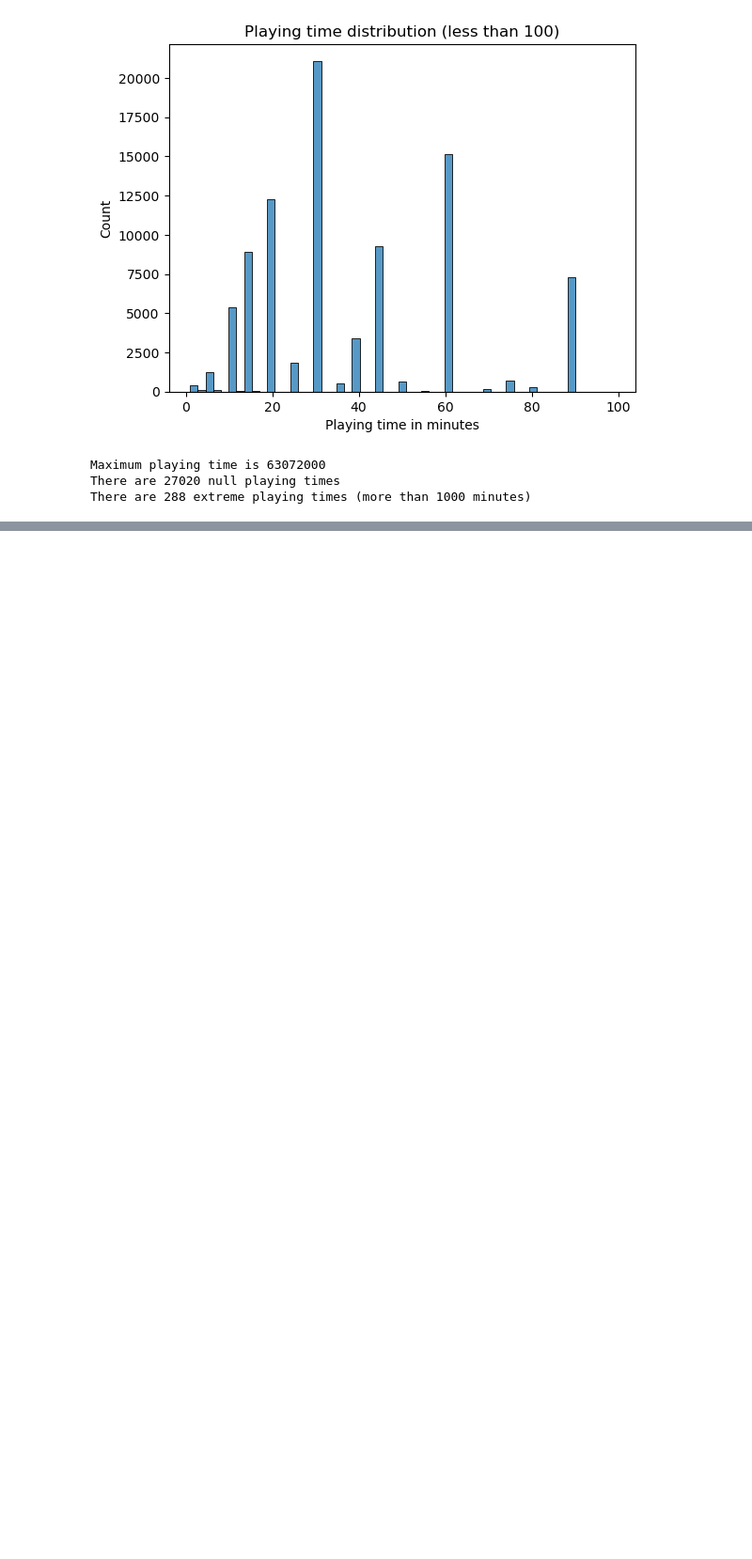
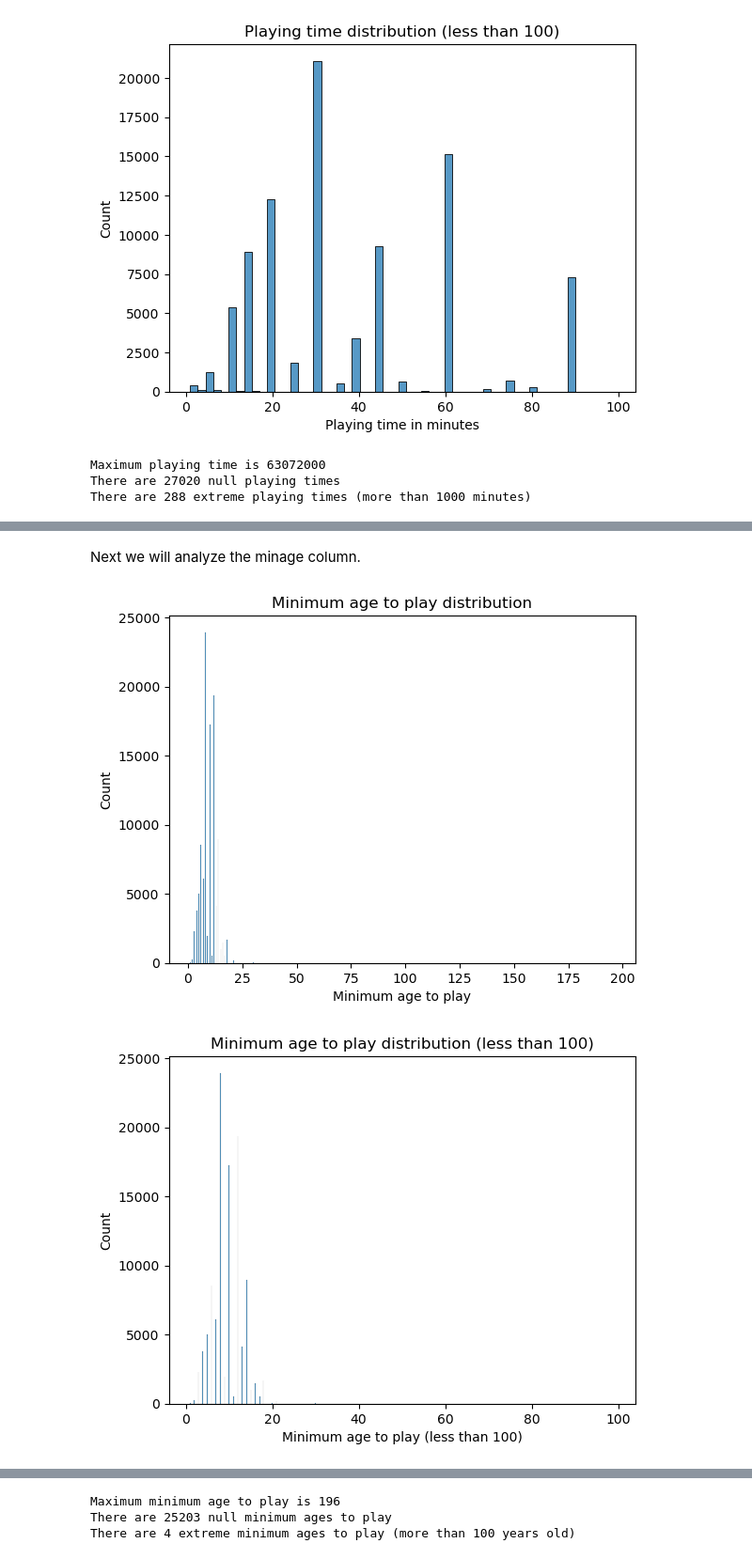
Before and after one commit to LsFaria04/PRI_Board_Games_Search_System, a Jupyter notebook: analysis.ipynb, the cells around one changed output, grey strips where cells are left out. Shown at 94% size. Cells and saved outputs as stored; diff of their text form; code cells hidden in the pictures; blank space fills up the shorter version.

Commit message:
Added analysis of some other columns

```diff
--- a/analysis.ipynb
+++ b/analysis.ipynb
@@ -256,0 +336,33 @@ On the other hand, most games tend to have a duration of 60 minutes or less, alt
+# %% [markdown]
+Next we will analyze the minage column.
+# %%
+# Next we will analyze the minage column refering to the lowest age allowed for someone to play that boardgame.
+
+null_minage = df[(df["minage"] == 0) | (df["minage"].isna())]
+non_null_minage = df.loc[(df["minage"] != 0) & df["minage"].notna()]
+less_than_100_minage = non_null_minage.loc[non_null_minage["minage"] < 100]
+less_than_18_minage = non_null_minage.loc[non_null_minage["minage"] < 18]
+sb.histplot(non_null_minage, x = "minage")
+plt.xlabel("Minimum age to play")
+plt.ylabel("Count")
+plt.title("Minimum age to play distribution")
+plt.show()
+
+sb.histplot(less_than_100_minage, x = "minage")
+plt.xlabel("Minimum age to play (less than 100)")
+plt.ylabel("Count")
+plt.title("Minimum age to play distribution (less than 100)")
+plt.show()
+
+sb.histplot(less_than_18_minage, x = "minage")
+plt.xlabel("Minimum age to play (less than 18)")
+plt.ylabel("Count")
+plt.title("Minimum age to play distribution (less than 18)")
+plt.show()
+
+print(f'Maximum minimum age to play is {max(df["minage"])}')
+print(f'There are {null_minage.shape[0]} null minimum ages to play')
+print(f'There are {non_null_minage.loc[non_null_minage["minage"] > 100].shape[0]} extreme minimum ages to play (more than 100 years old)')
+# %% [output]
+[figure, added]
+[figure, added]
@@ -256,0 +370,3 @@ On the other hand, most games tend to have a duration of 60 minutes or less, alt
+Maximum minimum age to play is 196
+There are 25203 null minimum ages to play
+There are 4 extreme minimum ages to play (more than 100 years old)
```
Also changed, not shown: parts of 10 cells of this notebook.
